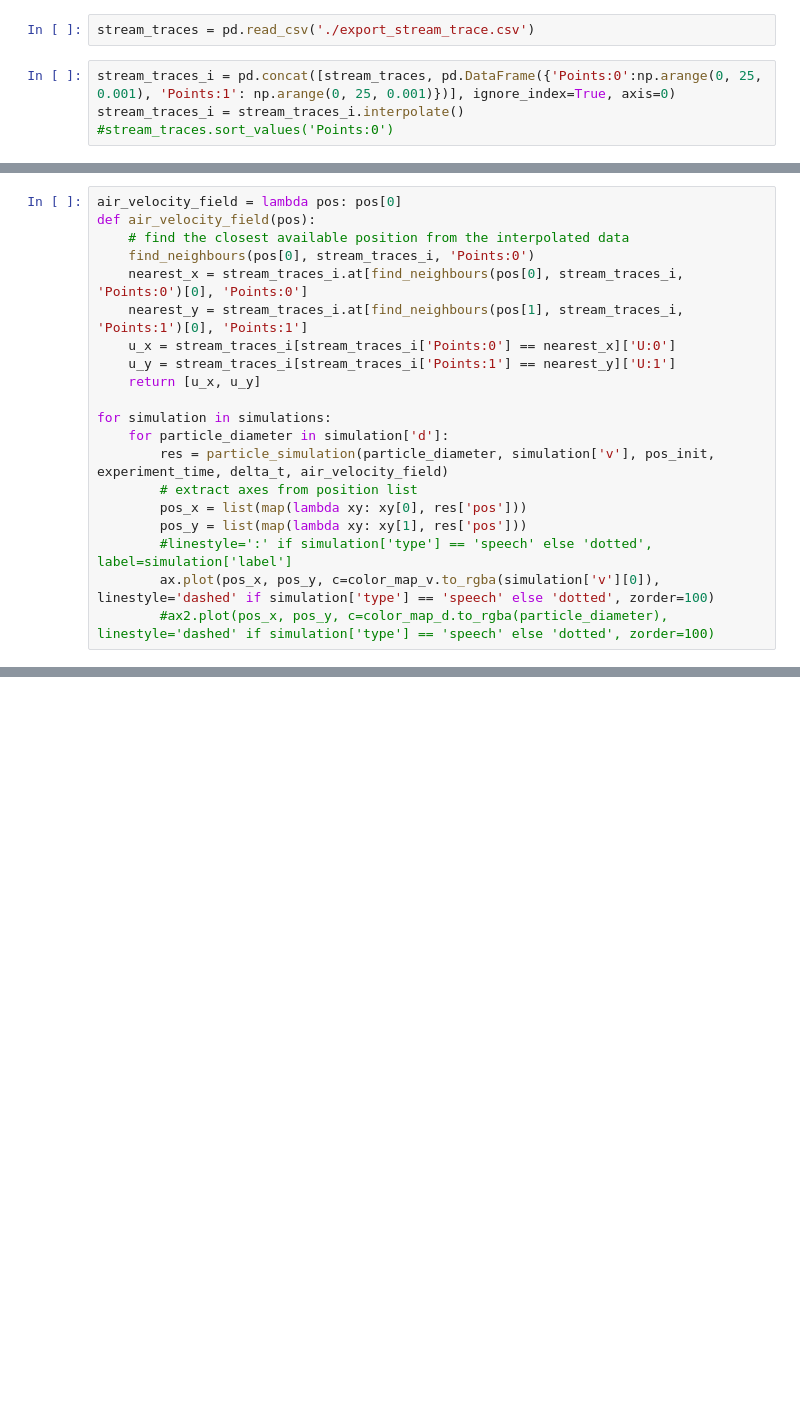
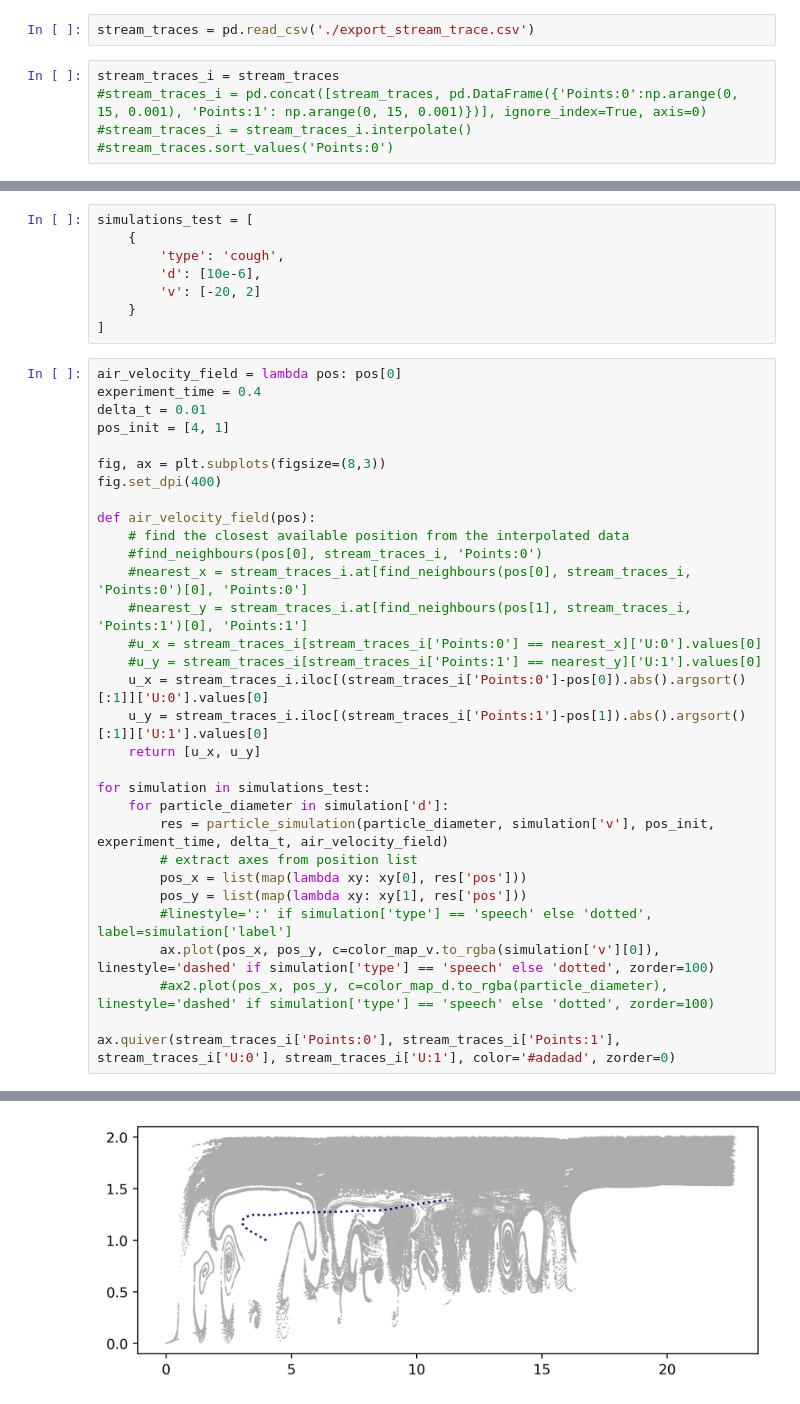
Before and after one commit to larsnolden/particle_trajectory, a Jupyter notebook: trajectory.ipynb, the cells around one changed output, grey strips where cells are left out. Saved outputs shown, nothing was run; the diff lists cells and outputs as text; blank space fills up the shorter version.

```diff
--- a/trajectory.ipynb
+++ b/trajectory.ipynb
@@ -260,6 +260,7 @@ ax1.legend([lineSpeech, lineCough],['speech', 'cough'])
 # %%
 stream_traces = pd.read_csv('./export_stream_trace.csv')
 # %%
-stream_traces_i = pd.concat([stream_traces, pd.DataFrame({'Points:0':np.arange(0, 25, 0.001), 'Points:1': np.arange(0, 25, 0.001)})], ignore_index=True, axis=0)
-stream_traces_i = stream_traces_i.interpolate()
+stream_traces_i = stream_traces
+#stream_traces_i = pd.concat([stream_traces, pd.DataFrame({'Points:0':np.arange(0, 15, 0.001), 'Points:1': np.arange(0, 15, 0.001)})], ignore_index=True, axis=0)
+#stream_traces_i = stream_traces_i.interpolate()
 #stream_traces.sort_values('Points:0')
@@ -282,15 +280,32 @@ def find_neighbours(value, df, colname):
+# %%
+simulations_test = [
+    {
+        'type': 'cough',
+        'd': [10e-6],
+        'v': [-20, 2]
+    }
+]
 # %%
 air_velocity_field = lambda pos: pos[0]
+experiment_time = 0.4
+delta_t = 0.01
+pos_init = [4, 1]
+
+fig, ax = plt.subplots(figsize=(8,3))
+fig.set_dpi(400)
+
 def air_velocity_field(pos):
     # find the closest available position from the interpolated data
-    find_neighbours(pos[0], stream_traces_i, 'Points:0')
-    nearest_x = stream_traces_i.at[find_neighbours(pos[0], stream_traces_i, 'Points:0')[0], 'Points:0']
-    nearest_y = stream_traces_i.at[find_neighbours(pos[1], stream_traces_i, 'Points:1')[0], 'Points:1']
-    u_x = stream_traces_i[stream_traces_i['Points:0'] == nearest_x]['U:0']
-    u_y = stream_traces_i[stream_traces_i['Points:1'] == nearest_y]['U:1']
+    #find_neighbours(pos[0], stream_traces_i, 'Points:0')
+    #nearest_x = stream_traces_i.at[find_neighbours(pos[0], stream_traces_i, 'Points:0')[0], 'Points:0']
+    #nearest_y = stream_traces_i.at[find_neighbours(pos[1], stream_traces_i, 'Points:1')[0], 'Points:1']
+    #u_x = stream_traces_i[stream_traces_i['Points:0'] == nearest_x]['U:0'].values[0]
+    #u_y = stream_traces_i[stream_traces_i['Points:1'] == nearest_y]['U:1'].values[0]
+    u_x = stream_traces_i.iloc[(stream_traces_i['Points:0']-pos[0]).abs().argsort()[:1]]['U:0'].values[0]
+    u_y = stream_traces_i.iloc[(stream_traces_i['Points:1']-pos[1]).abs().argsort()[:1]]['U:1'].values[0]
     return [u_x, u_y]
 
-for simulation in simulations:
+for simulation in simulations_test:
     for particle_diameter in simulation['d']:
         res = particle_simulation(particle_diameter, simulation['v'], pos_init, experiment_time, delta_t, air_velocity_field)
         # extract axes from position list
@@ -299,4 +314,6 @@ for simulation in simulations:
         #linestyle=':' if simulation['type'] == 'speech' else 'dotted', label=simulation['label']
         ax.plot(pos_x, pos_y, c=color_map_v.to_rgba(simulation['v'][0]), linestyle='dashed' if simulation['type'] == 'speech' else 'dotted', zorder=100)
         #ax2.plot(pos_x, pos_y, c=color_map_d.to_rgba(particle_diameter), linestyle='dashed' if simulation['type'] == 'speech' else 'dotted', zorder=100)
+
+ax.quiver(stream_traces_i['Points:0'], stream_traces_i['Points:1'], stream_traces_i['U:0'], stream_traces_i['U:1'], color='#adadad', zorder=0)
 # %% [output]
@@ -306,0 +321 @@ Name: U:0, dtype: float64
+[figure, added]
```
Also changed, not shown: parts of 8 cells of this notebook.
